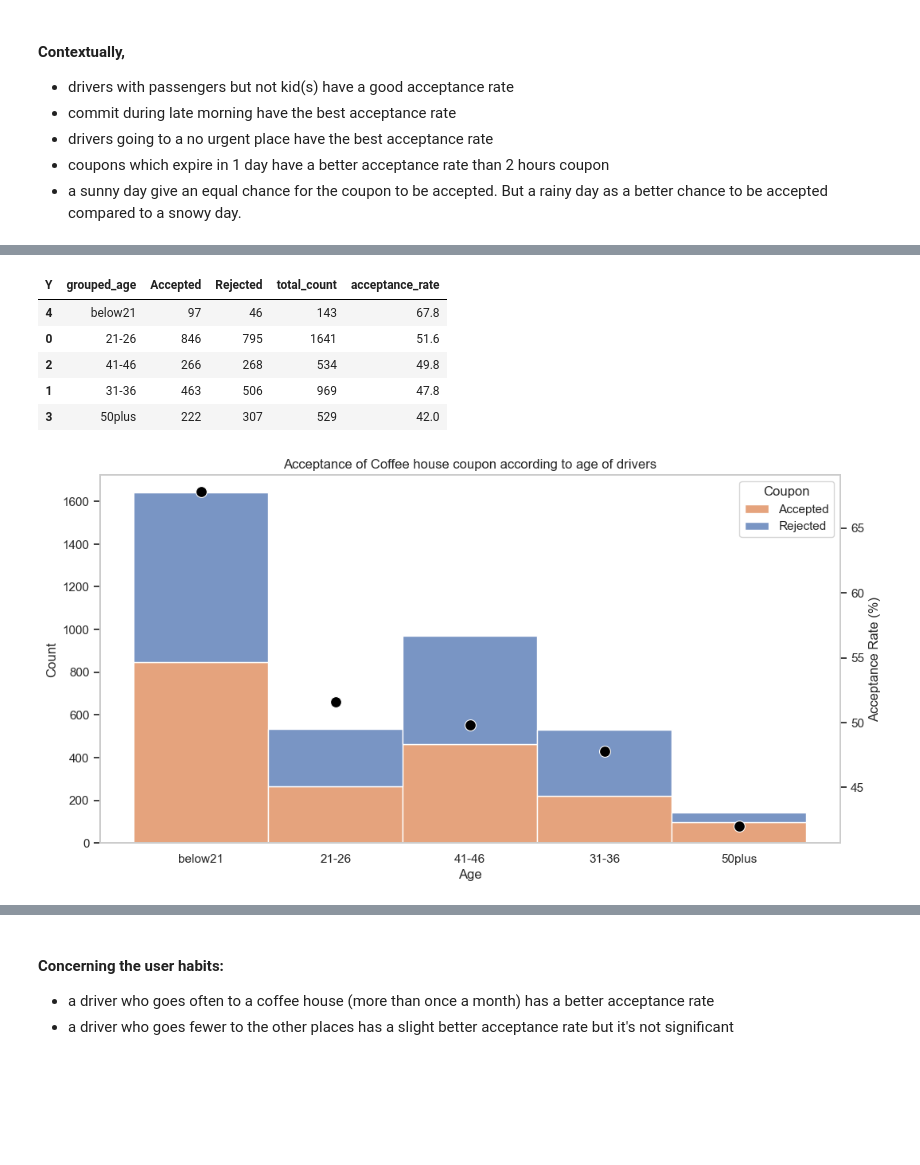
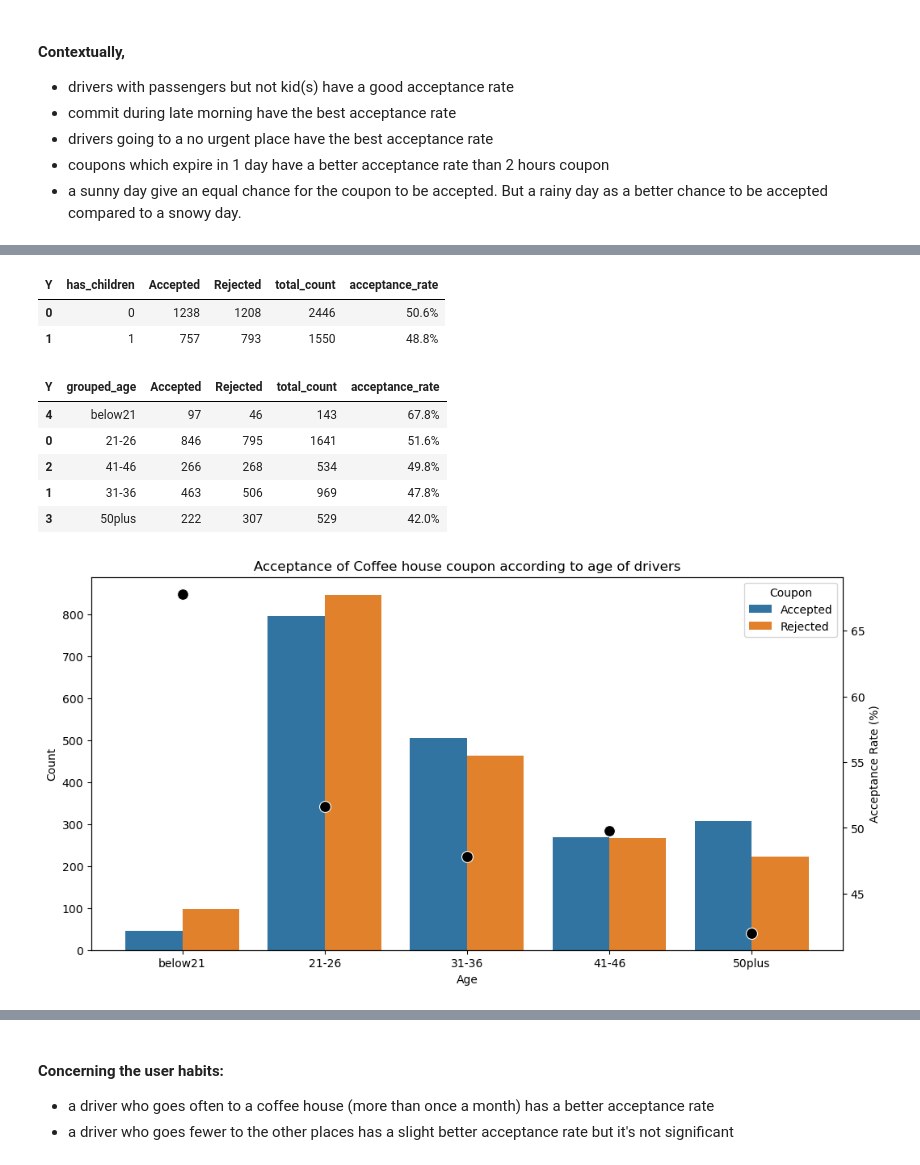
Before and after one commit to justaurelia/ML_AI_work, a Jupyter notebook: main_notebook.ipynb, the cells around one changed output, grey strips where cells are left out. Drawn from its saved outputs; the diff is of its cells as text; code cells hidden in the pictures; blank space fills up the shorter version.

```diff
--- a/main_notebook.ipynb
+++ b/main_notebook.ipynb
@@ -608,7 +618,7 @@ Using the bar coupon example as motivation, you are to explore one of the other
 ### What is the profile of customers who accept the coffee house coupon ?
 # %%
 # Restrict the data to the coupon Coffee House for this analysis
-coffee_df = df.query('coupon == "Coffee House"')
+coffee_df = data.query('coupon == "Coffee House"')
 coffee_df
 # %% [output]
 |  | destination | passenger | weather | temperature | time | coupon | expiration | gender | age | ... |
@@ -776,5 +737,10 @@ grouped_df
+# %%
+calculate_acceptance_rate_by_group('has_children',coffee_df)
+# %% [output]
+| Y | has_children | Accepted | Rejected | total_count | acceptance_rate |
+| 0 | 0 | 1238 | 1208 | 2446 | 50.6% |
+| 1 | 1 | 757 | 793 | 1550 | 48.8% |
 # %%
-# Just age
 # Map the grouped age categories
 age_mapping = {
     'below21': 'below21',
@@ -787,58 +753,57 @@ age_mapping = {
     '50plus': '50plus'
 }
 
-# Apply the mapping to create a new column 'grouped_age'
-coffee_df['grouped_age'] = coffee_df['age'].map(age_mapping)
+# Apply the mapping using .loc to create a new column 'grouped_age'
+coffee_df.loc[:, 'grouped_age'] = coffee_df['age'].replace(age_mapping)
 
-# Group by user columns and calculate the count for each value in 'Y' within each group
-grouped_df = coffee_df.groupby(['grouped_age'])['Y'].value_counts().unstack(fill_value=0).reset_index()
-
-# Calculate the acceptance_rate for each group
-grouped_df['total_count'] = grouped_df['Rejected'] + grouped_df['Accepted']
-grouped_df['acceptance_rate'] = (grouped_df['Accepted'] / grouped_df['total_count'] * 100).round(1)
-
-# Excluding data with a number of data too little to be compared ( here using 100 total count as minimum)
-grouped_df = grouped_df[grouped_df['total_count'] > 100].sort_values('acceptance_rate', ascending=False)
+grouped_df = calculate_acceptance_rate_by_group('grouped_age',coffee_df)
 grouped_df
 # %% [output]
 | Y | grouped_age | Accepted | Rejected | total_count | acceptance_rate |
-| 4 | below21 | 97 | 46 | 143 | 67.8 |
-| 0 | 21-26 | 846 | 795 | 1641 | 51.6 |
-| 2 | 41-46 | 266 | 268 | 534 | 49.8 |
-| 1 | 31-36 | 463 | 506 | 969 | 47.8 |
-| 3 | 50plus | 222 | 307 | 529 | 42.0 |
+| 4 | below21 | 97 | 46 | 143 | 67.8% |
+| 0 | 21-26 | 846 | 795 | 1641 | 51.6% |
+| 2 | 41-46 | 266 | 268 | 534 | 49.8% |
+| 1 | 31-36 | 463 | 506 | 969 | 47.8% |
+| 3 | 50plus | 222 | 307 | 529 | 42.0% |
+# %%
+# Reordering on logical age order to display on the plot
+custom_dict = {'below21':0, '21-26':1, '31-36':2, '41-46':3, '50plus':4}
+grouped_df = grouped_df.sort_values(by='grouped_age', key=lambda x: x.map(custom_dict))
+
+# Numerize the acceptance_rate column to be able to plot it correctly
+grouped_df['acceptance_rate_numeric'] = grouped_df['acceptance_rate'].str.rstrip('%').astype('float')
 # %%
-# Specify the order of x-axis categories
+# specify order of grouped_age for the bar plot
 category_order = ['below21', '21-26', '31-36', '41-46', '50plus']
 
 # Create the histogram for 'coffee_df' using sns
 plt.figure(figsize=(12, 6))
 
 # Set title
 plt.title('Acceptance of Coffee house coupon according to age of drivers')
-ax1 = sns.histplot(data=coffee_df,
-                   x="grouped_age",
-                   hue="Y",
-                   multiple="stack"
-                  )
+ax1 = sns.countplot(data=coffee_df,
+                    x="grouped_age",
+                    hue="Y",
+                    order= category_order
+                   )
 # Set legend
 plt.legend(title='Coupon', loc='upper right', labels=['Accepted', 'Rejected'])
 
 # Overlay the acceptance rate on the same plot using sns scatterplot
 ax2 = ax1.twinx()
-sns.scatterplot(data=grouped_df, x='grouped_age', y='acceptance_rate', color='black', ax=ax2, s=100)
+sns.scatterplot(data=grouped_df, x='grouped_age', y='acceptance_rate_numeric', color='black', ax=ax2, s=100)
 
 # Turns off grid on both Axis
 ax1.grid(False)
 ax2.grid(False)
 
 # Set labels
 ax1.set_xlabel('Age')
 ax1.set_ylabel('Count')
 ax2.set_ylabel('Acceptance Rate (%)')
 
 
 # Show the plot
 plt.show()
 # %% [output]
-[figure, old version]
+[figure, new version]
```
Also changed, not shown: parts of 49 cells of this notebook, 2 other files.
